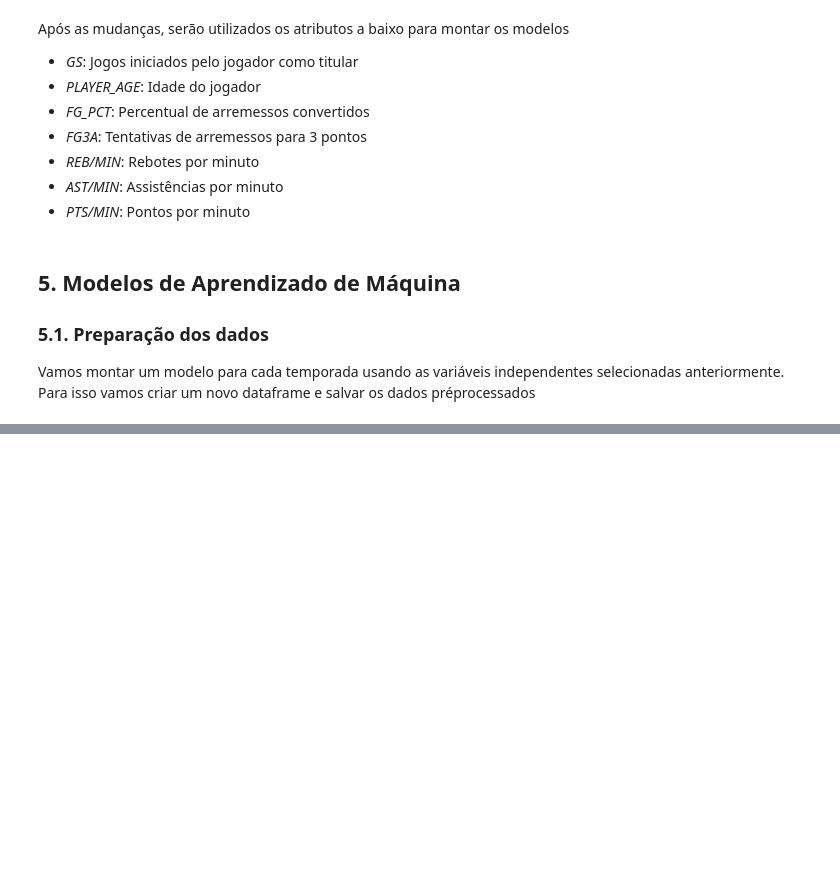
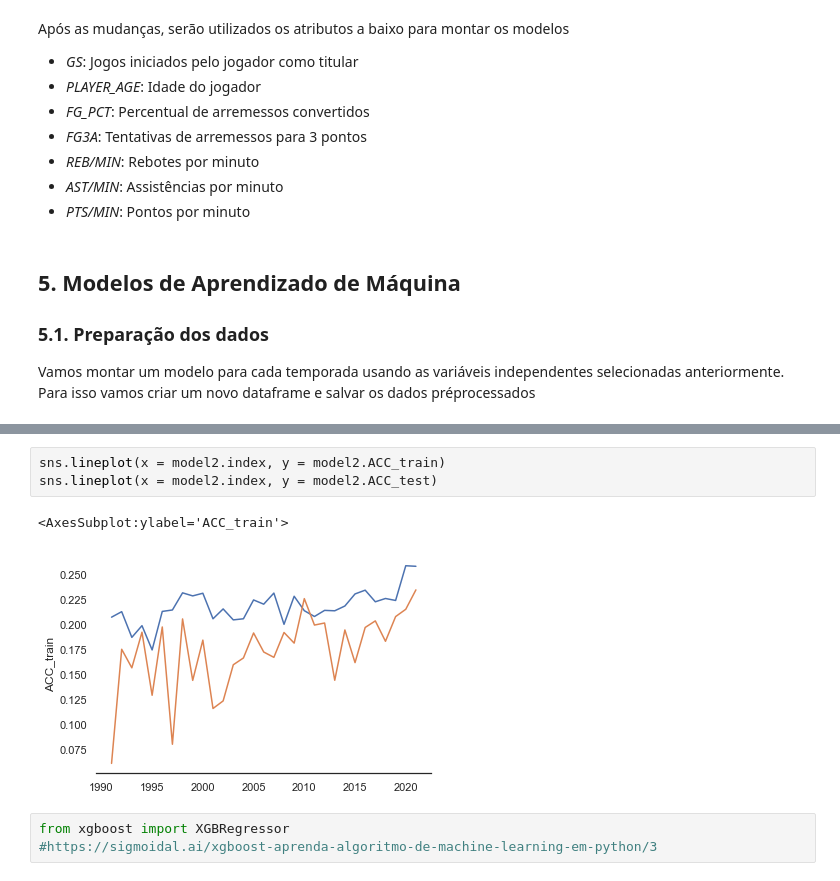
Before and after one commit to ciencia-dados-ifsp-grupo5/NBAstats, a Jupyter notebook: notebooks/NBAstats_data_analyse.ipynb, the cells around one changed output, grey strips where cells are left out. Drawn from its saved outputs; the diff is of its cells as text; blank space fills up the shorter version.

```diff
--- a/notebooks/NBAstats_data_analyse.ipynb
+++ b/notebooks/NBAstats_data_analyse.ipynb
@@ -496,0 +526,9 @@ Teste: 0.6377193824215326
+# %%
+sns.lineplot(x = model2.index, y = model2.ACC_train)
+sns.lineplot(x = model2.index, y = model2.ACC_test)
+# %% [output]
+<AxesSubplot:ylabel='ACC_train'>
+[figure, added]
+# %%
+from xgboost import XGBRegressor
+#https://sigmoidal.ai/xgboost-aprenda-algoritmo-de-machine-learning-em-python/3
```
Also changed, not shown: parts of 10 cells of this notebook, 2 other files.
